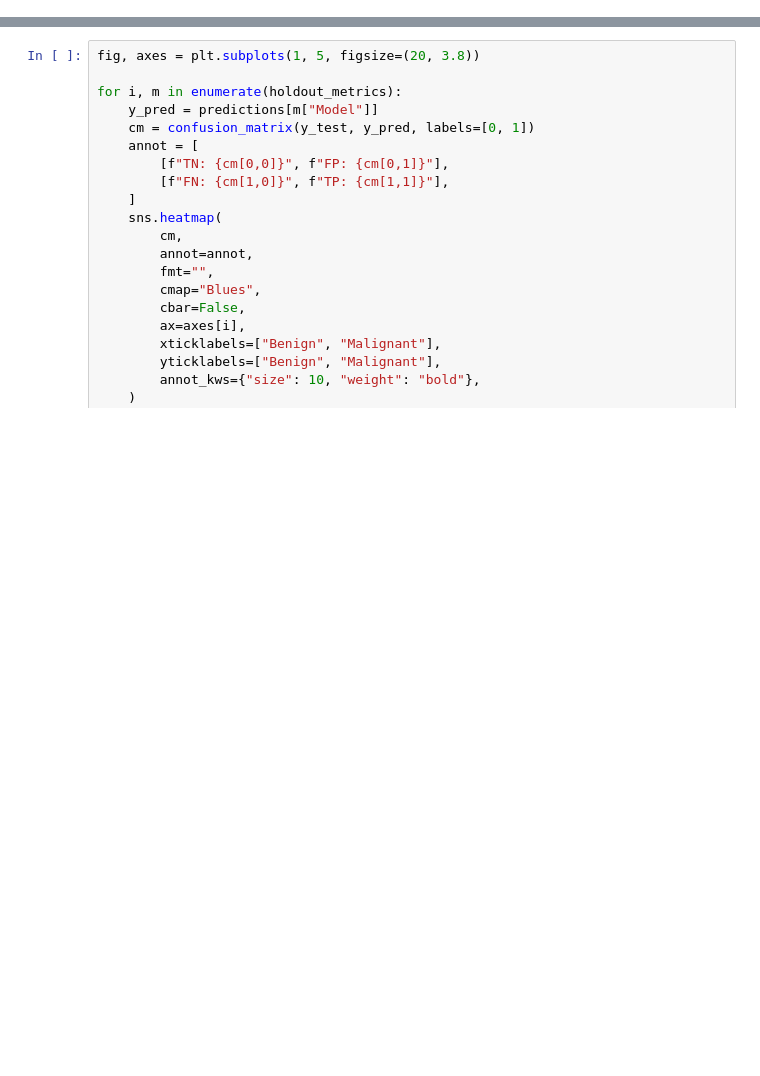
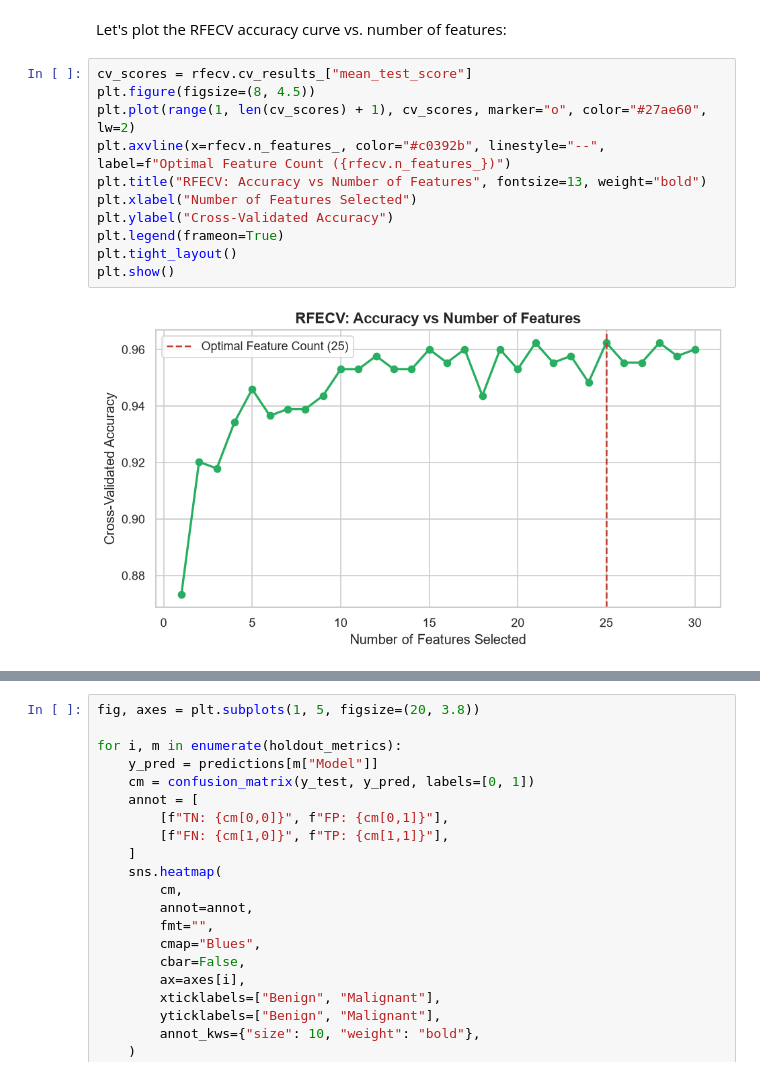
Before and after one commit to serprathamsharma/crest, a Jupyter notebook: breast_cancer_detection.ipynb, the cells around one changed output, grey strips where cells are left out. Drawn from its saved outputs; the diff is of its cells as text; blank space fills up the shorter version.

```diff
--- a/breast_cancer_detection.ipynb
+++ b/breast_cancer_detection.ipynb
@@ -293,0 +214,15 @@ Let's plot side-by-side confusion matrices for all 5 models:
+# %% [markdown]
+Let's plot the RFECV accuracy curve vs. number of features:
+# %%
+cv_scores = rfecv.cv_results_["mean_test_score"]
+plt.figure(figsize=(8, 4.5))
+plt.plot(range(1, len(cv_scores) + 1), cv_scores, marker="o", color="#27ae60", lw=2)
+plt.axvline(x=rfecv.n_features_, color="#c0392b", linestyle="--", label=f"Optimal Feature Count ({rfecv.n_features_})")
+plt.title("RFECV: Accuracy vs Number of Features", fontsize=13, weight="bold")
+plt.xlabel("Number of Features Selected")
+plt.ylabel("Cross-Validated Accuracy")
+plt.legend(frameon=True)
+plt.tight_layout()
+plt.show()
+# %% [output]
+[figure, added]
```
Also changed, not shown: parts of 44 cells of this notebook, 9 other files.
